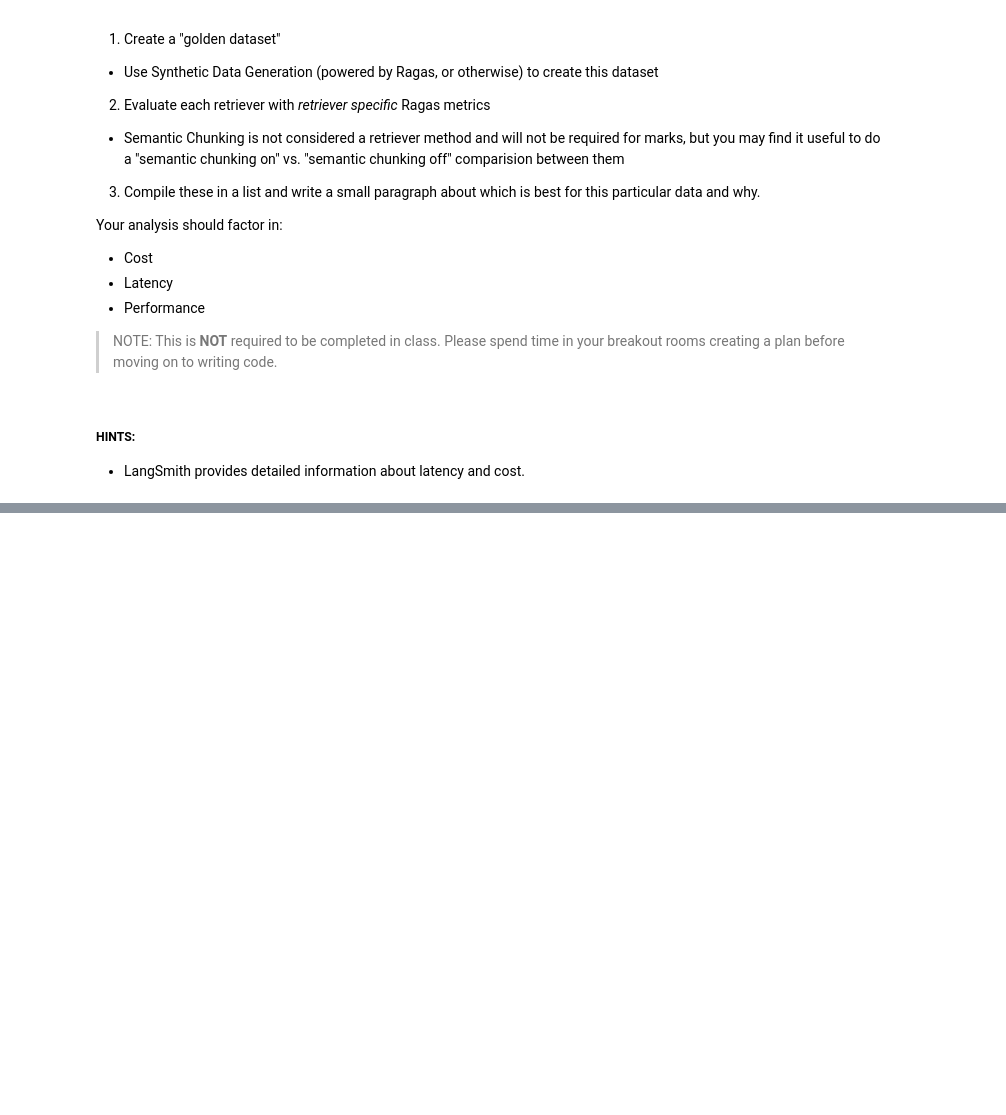
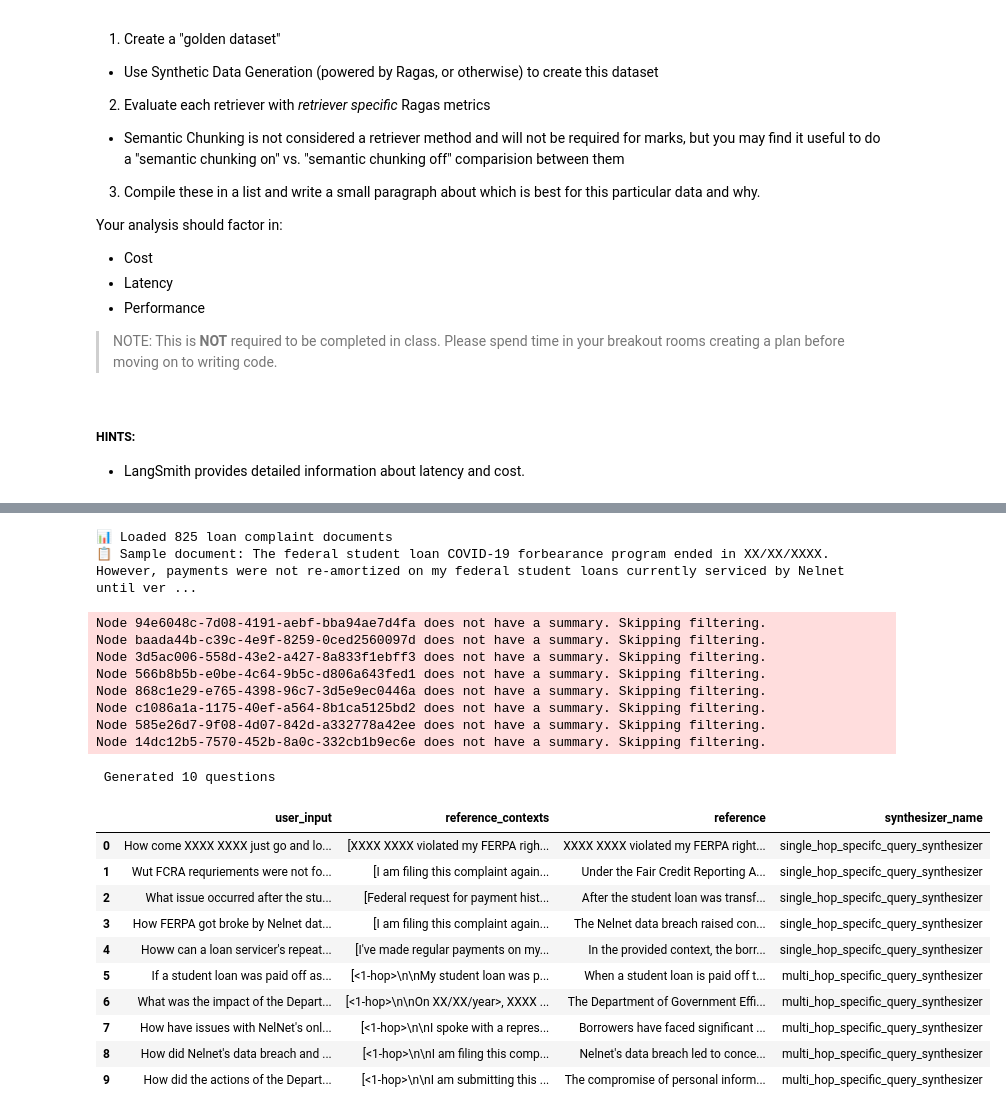
Before and after one commit to debanshd/AIE07, a Jupyter notebook: 09_Advanced_Retrieval/Advanced_Retrieval_with_LangChain_Assignment.ipynb, the cells around one changed output, grey strips where cells are left out. Drawn from its saved outputs; the diff is of its cells as text; code cells hidden in the pictures; blank space fills up the shorter version.

Commit message:
Answering Activity 1 with limited Test Set

```diff
--- a/09_Advanced_Retrieval/Advanced_Retrieval_with_LangChain_Assignment.ipynb
+++ b/09_Advanced_Retrieval/Advanced_Retrieval_with_LangChain_Assignment.ipynb
@@ -767,0 +799,58 @@ Your analysis should factor in:
+# %%
+# =============================================================================
+# STEP 2: LOAD DOCUMENTS
+# =============================================================================
+
+# Use the loan_complaint_data already loaded in the notebook
+print(f"📊 Loaded {len(loan_complaint_data)} loan complaint documents")
+print(f"📋 Sample document: {loan_complaint_data[0].page_content[:200]}...")
+# %% [output]
+📊 Loaded 825 loan complaint documents
+📋 Sample document: The federal student loan COVID-19 forbearance program ended in XX/XX/XXXX. However, payments were not re-amortized on my federal student loans currently serviced by Nelnet until ver ...
+# %%
+# =============================================================================
+# STEP 3: GENERATE GOLDEN DATASET USING ABSTRACTED SDG
+# =============================================================================
+
+from ragas.testset import TestsetGenerator
+from ragas.llms import LangchainLLMWrapper
+from ragas.embeddings import LangchainEmbeddingsWrapper
+from langchain_openai import ChatOpenAI
+from langchain_openai import OpenAIEmbeddings
+
+generator_llm = LangchainLLMWrapper(ChatOpenAI(model="gpt-4.1"))
+generator_embeddings = LangchainEmbeddingsWrapper(OpenAIEmbeddings())
+
+import random
+sample_docs = random.sample(loan_complaint_data, min(50, len(loan_complaint_data)))
+
+generator = TestsetGenerator(llm=generator_llm, embedding_model=generator_embeddings)
+
+testset = generator.generate_with_langchain_docs(sample_docs[:20], testset_size=10)
+
+# Extract questions
+test_questions = list(testset.to_pandas()['user_input'])
+print(f" Generated {len(test_questions)} questions")
+
+testset.to_pandas()
+# %% [output]
+Node 94e6048c-7d08-4191-aebf-bba94ae7d4fa does not have a summary. Skipping filtering.
+Node baada44b-c39c-4e9f-8259-0ced2560097d does not have a summary. Skipping filtering.
+Node 3d5ac006-558d-43e2-a427-8a833f1ebff3 does not have a summary. Skipping filtering.
+Node 566b8b5b-e0be-4c64-9b5c-d806a643fed1 does not have a summary. Skipping filtering.
+Node 868c1e29-e765-4398-96c7-3d5e9ec0446a does not have a summary. Skipping filtering.
+Node c1086a1a-1175-40ef-a564-8b1ca5125bd2 does not have a summary. Skipping filtering.
+Node 585e26d7-9f08-4d07-842d-a332778a42ee does not have a summary. Skipping filtering.
+Node 14dc12b5-7570-452b-8a0c-332cb1b9ec6e does not have a summary. Skipping filtering.
+ Generated 10 questions
+|  | user_input | reference_contexts | reference | synthesizer_name |
+| 0 | How come XXXX XXXX just go and lo... | [XXXX XXXX violated my FERPA righ... | XXXX XXXX violated my FERPA right... | single_hop_specifc_query_synthesizer |
+| 1 | Wut FCRA requriements were not fo... | [I am filing this complaint again... | Under the Fair Credit Reporting A... | single_hop_specifc_query_synthesizer |
+| 2 | What issue occurred after the stu... | [Federal request for payment hist... | After the student loan was transf... | single_hop_specifc_query_synthesizer |
+| 3 | How FERPA got broke by Nelnet dat... | [I am filing this complaint again... | The Nelnet data breach raised con... | single_hop_specifc_query_synthesizer |
+| 4 | Howw can a loan servicer's repeat... | [I've made regular payments on my... | In the provided context, the borr... | single_hop_specifc_query_synthesizer |
+| 5 | If a student loan was paid off as... | [<1-hop>\n\nMy student loan was p... | When a student loan is paid off t... | multi_hop_specific_query_synthesizer |
+| 6 | What was the impact of the Depart... | [<1-hop>\n\nOn XX/XX/year>, XXXX ... | The Department of Government Effi... | multi_hop_specific_query_synthesizer |
+| 7 | How have issues with NelNet's onl... | [<1-hop>\n\nI spoke with a repres... | Borrowers have faced significant ... | multi_hop_specific_query_synthesizer |
+| 8 | How did Nelnet's data breach and ... | [<1-hop>\n\nI am filing this comp... | Nelnet's data breach led to conce... | multi_hop_specific_query_synthesizer |
+| 9 | How did the actions of the Depart... | [<1-hop>\n\nI am submitting this ... | The compromise of personal inform... | multi_hop_specific_query_synthesizer |
```
Also changed, not shown: parts of 27 cells of this notebook, 2 other files.
